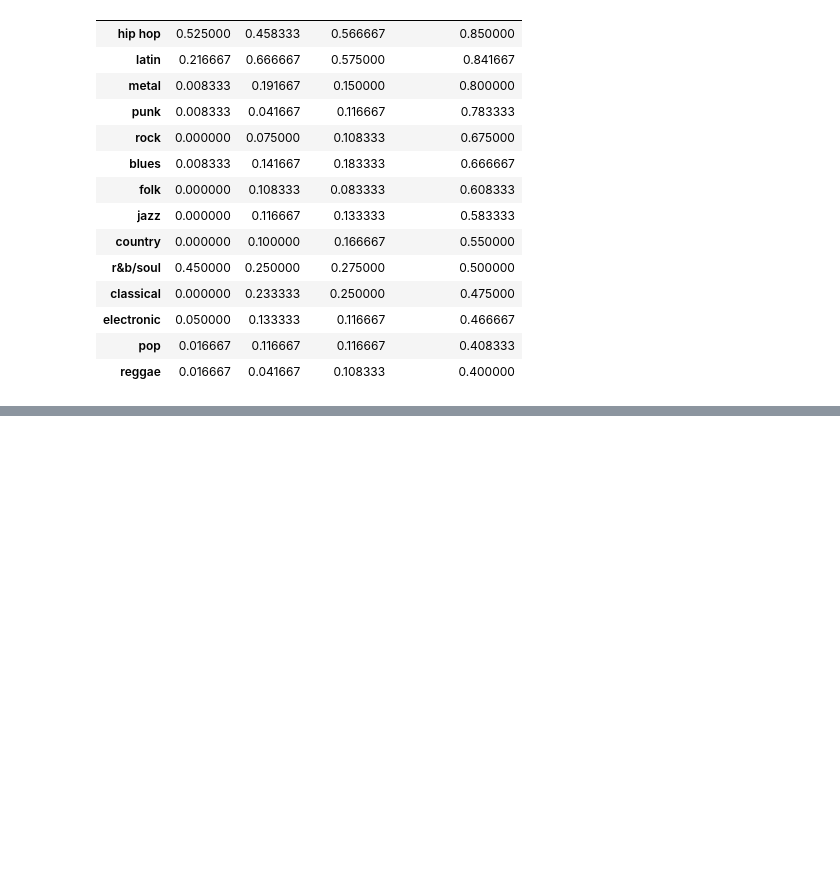
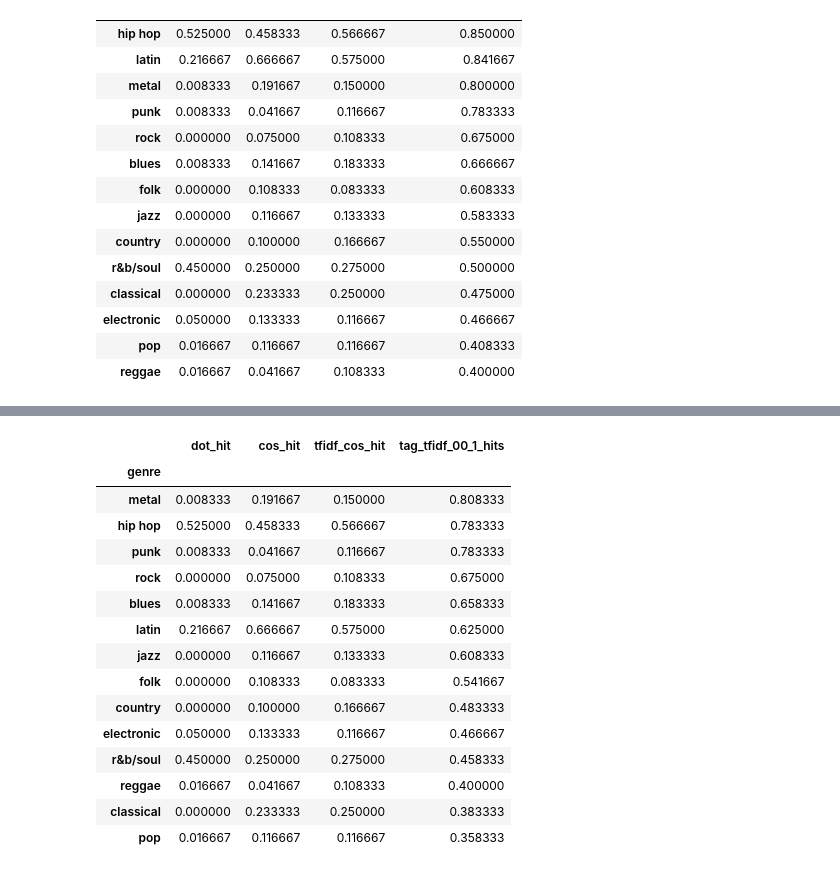
Before and after one commit to ae-phillips/uu_vectors_and_matrices, a Jupyter notebook: Thursday Lab/lab_01.ipynb, the cells around one changed output, grey strips where cells are left out. Drawn from its saved outputs; the diff is of its cells as text; code cells hidden in the pictures; blank space fills up the shorter version.

```diff
--- a/Thursday Lab/lab_01.ipynb
+++ b/Thursday Lab/lab_01.ipynb
@@ -1397,0 +1474,29 @@ genre_precision.sort_values("tag_tfidf_hits_30_70"
+# %%
+# correct genre hit by genre (percentage)
+genre_precision2 = (
+    genre_hit_counts2
+    .groupby("genre")[
+        ["dot_hit", "cos_hit", "tfidf_cos_hit", "tag_tfidf_00_1_hits"]
+    ]
+    .mean()
+)
+
+genre_precision2.sort_values("tag_tfidf_00_1_hits"
+"", ascending=False)
+# %% [output]
+|  | dot_hit | cos_hit | tfidf_cos_hit | tag_tfidf_00_1_hits |
+| genre |  |  |  |  |
+| metal | 0.008333 | 0.191667 | 0.150000 | 0.808333 |
+| hip hop | 0.525000 | 0.458333 | 0.566667 | 0.783333 |
+| punk | 0.008333 | 0.041667 | 0.116667 | 0.783333 |
+| rock | 0.000000 | 0.075000 | 0.108333 | 0.675000 |
+| blues | 0.008333 | 0.141667 | 0.183333 | 0.658333 |
+| latin | 0.216667 | 0.666667 | 0.575000 | 0.625000 |
+| jazz | 0.000000 | 0.116667 | 0.133333 | 0.608333 |
+| folk | 0.000000 | 0.108333 | 0.083333 | 0.541667 |
+| country | 0.000000 | 0.100000 | 0.166667 | 0.483333 |
+| electronic | 0.050000 | 0.133333 | 0.116667 | 0.466667 |
+| r&b/soul | 0.450000 | 0.250000 | 0.275000 | 0.458333 |
+| reggae | 0.016667 | 0.041667 | 0.108333 | 0.400000 |
+| classical | 0.000000 | 0.233333 | 0.250000 | 0.383333 |
+| pop | 0.016667 | 0.116667 | 0.116667 | 0.358333 |
```
Also changed, not shown: parts of 7 cells of this notebook, 2 other files.
